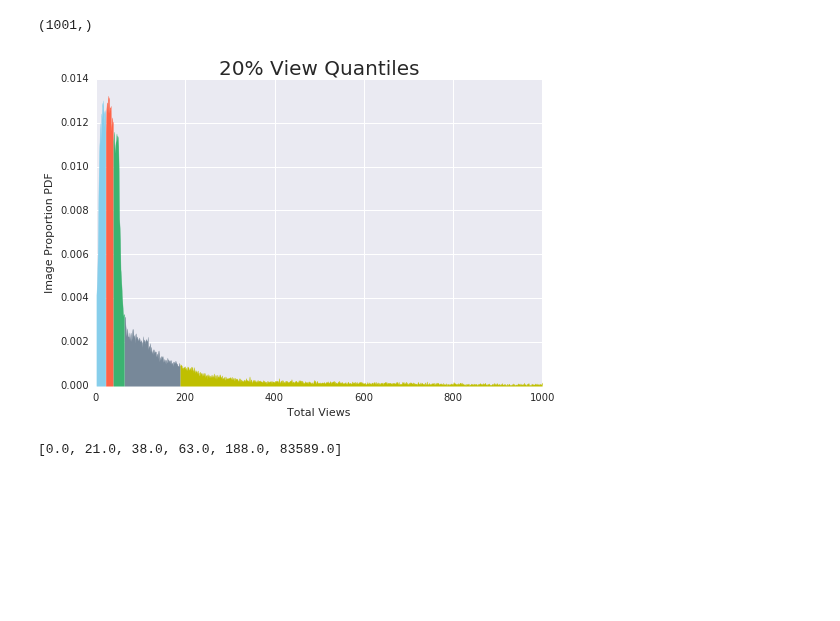
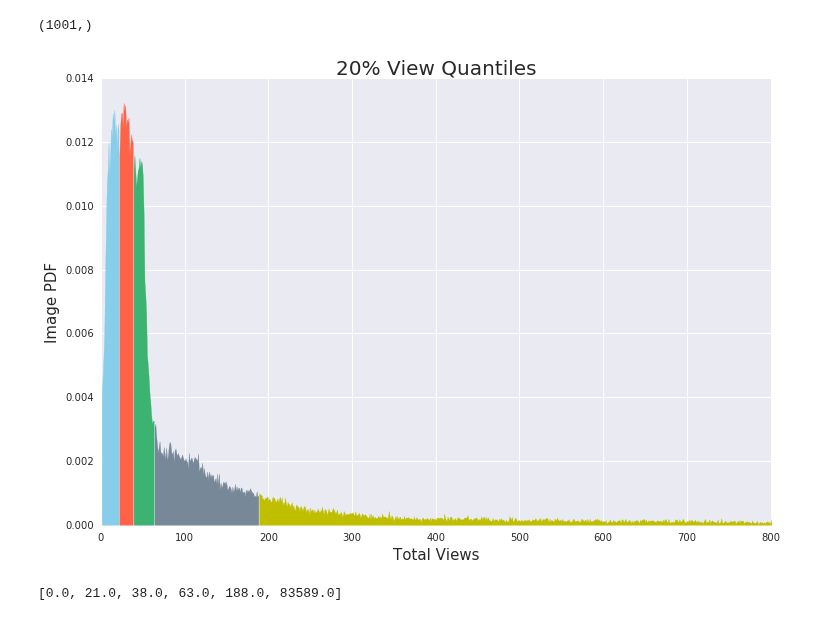
Before and after one commit to MPMakris/Photo_Pro, a Jupyter notebook: notebooks/Web_App Visuals.ipynb, the cells around one changed output. Saved outputs shown, nothing was run; the diff lists cells and outputs as text; code cells hidden in the pictures; blank space fills up the shorter version.

Commit message:
new visual

```diff
--- a/notebooks/Web_App Visuals.ipynb
+++ b/notebooks/Web_App Visuals.ipynb
@@ -80,22 +80,23 @@ j = 40
 # %%
 cmap = ['skyblue','tomato','mediumseagreen','lightslategrey', 'y']
 # %%
+plt.figure(figsize=(12, 8))
 for i, j, color in zip(limits[:-1], limits[1:], cmap):
     div = (bins[:-1]<=j) & (bins[:-1]>i)
     plt.fill_between(bins[:-1][div], 0, views_hist[div], color=color)
 plt.title('20% View Quantiles', fontsize=20)
-plt.ylabel("Image Proportion PDF")
-plt.xlabel("Total Views")
+plt.ylabel("Image PDF", fontsize=15)
+plt.xlabel("Total Views", fontsize=15)
 # plt.tick_params(
 #     axis='y',          # changes apply to the x-axis
 #     which='both',      # both major and minor ticks are affected
 #     left='off',      # ticks along the bottom edge are off
 #     right='off',         # ticks along the top edge are off
 #     labelleft='off') # labels along the bottom edge are off
-plt.xlim((0, 1000))
+plt.xlim((0, 800))
 plt.savefig('visuals/20PercentHist.jpg')
 # %% [output]
-[figure, old version]
+[figure, new version]
 # %%
 limits = []
 n=5
```
Also changed, not shown: 1 other file.
